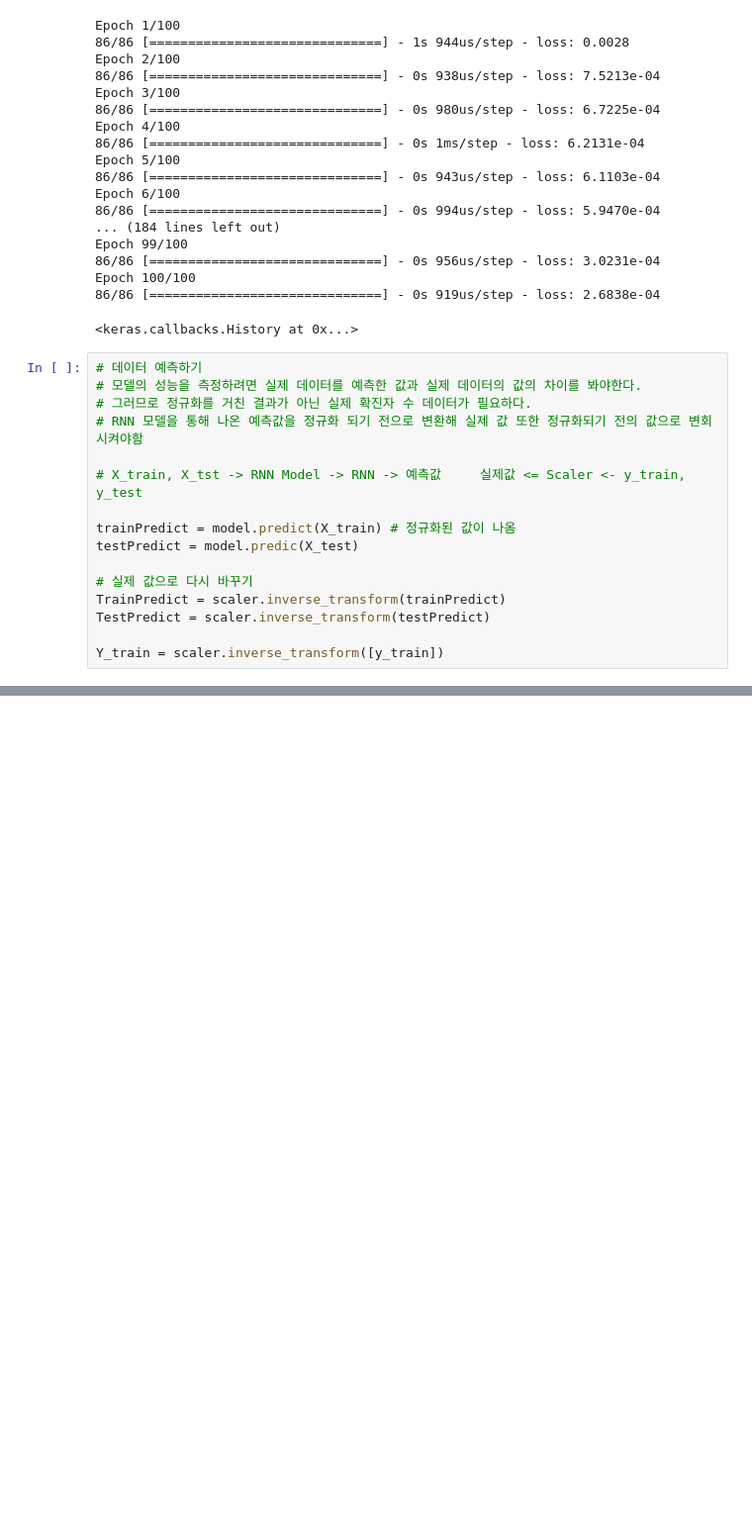
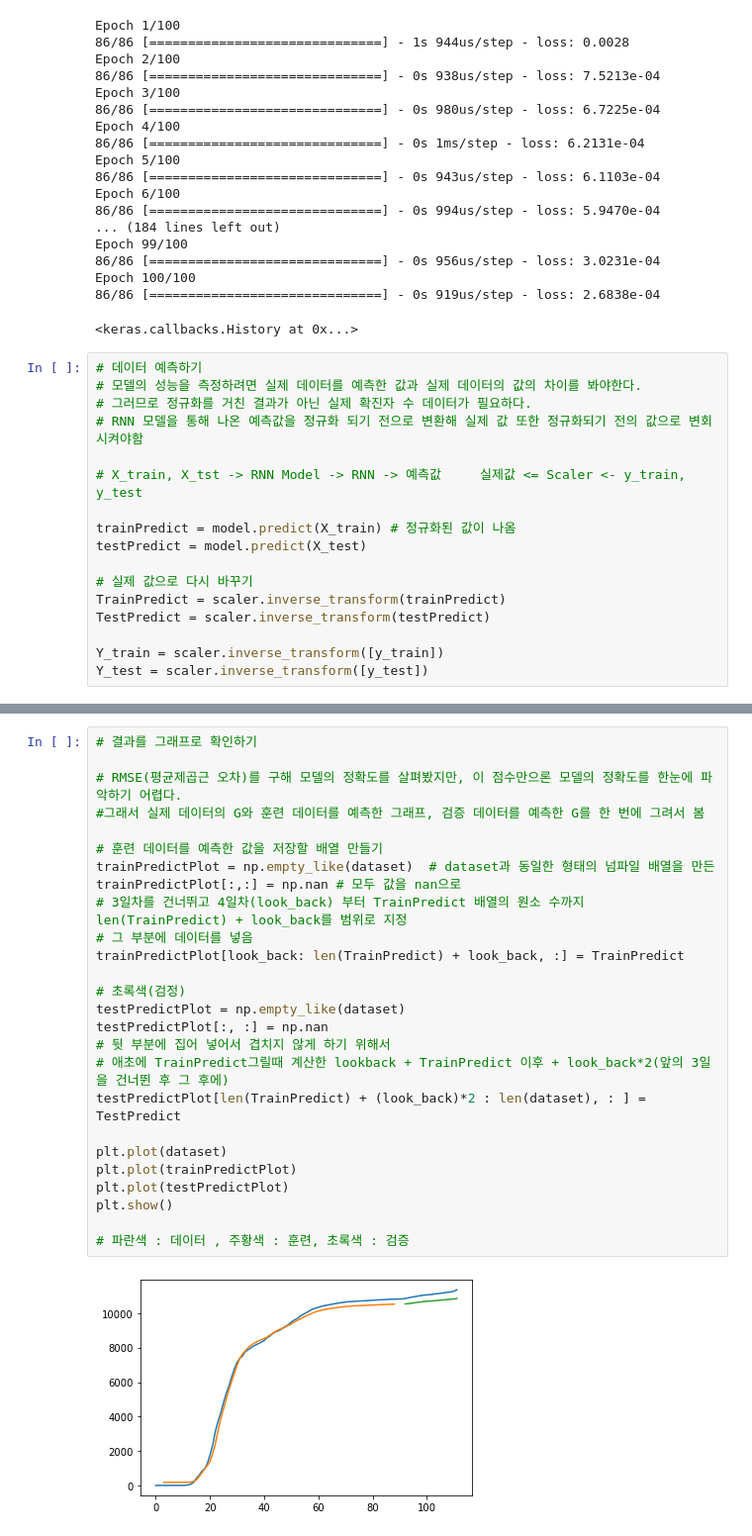
Before and after one commit to HwiYul-G/python_machine_learning_basic, a Jupyter notebook: additional/corona_rnn.ipynb, the cells around one changed output, grey strips where cells are left out. Shown: that part at 99% size. Saved outputs shown, nothing was run; the diff lists cells and outputs as text; blank space fills up the shorter version.

```diff
--- a/additional/corona_rnn.ipynb
+++ b/additional/corona_rnn.ipynb
@@ -180,10 +180,11 @@ Epoch 100/100
 # X_train, X_tst -> RNN Model -> RNN -> 예측값     실제값 <= Scaler <- y_train, y_test
 
 trainPredict = model.predict(X_train) # 정규화된 값이 나옴
-testPredict = model.predic(X_test)
+testPredict = model.predict(X_test)
 
 # 실제 값으로 다시 바꾸기
 TrainPredict = scaler.inverse_transform(trainPredict)
 TestPredict = scaler.inverse_transform(testPredict)
 
 Y_train = scaler.inverse_transform([y_train])
+Y_test = scaler.inverse_transform([y_test])
@@ -189,0 +230,28 @@ Y_train = scaler.inverse_transform([y_train])
+# %%
+# 결과를 그래프로 확인하기
+
+# RMSE(평균제곱근 오차)를 구해 모델의 정확도를 살펴봤지만, 이 점수만으론 모델의 정확도를 한눈에 파악하기 어렵다.
+#그래서 실제 데이터의 G와 훈련 데이터를 예측한 그래프, 검증 데이터를 예측한 G를 한 번에 그려서 봄
+
+# 훈련 데이터를 예측한 값을 저장할 배열 만들기
+trainPredictPlot = np.empty_like(dataset)  # dataset과 동일한 형태의 넘파일 배열을 만든
+trainPredictPlot[:,:] = np.nan # 모두 값을 nan으로
+# 3일차를 건너뛰고 4일차(look_back) 부터 TrainPredict 배열의 원소 수까지 len(TrainPredict) + look_back를 범위로 지정
+# 그 부분에 데이터를 넣음
+trainPredictPlot[look_back: len(TrainPredict) + look_back, :] = TrainPredict
+
+# 초록색(검정)
+testPredictPlot = np.empty_like(dataset)
+testPredictPlot[:, :] = np.nan
+# 뒷 부분에 집어 넣어서 겹치지 않게 하기 위해서
+# 애초에 TrainPredict그릴때 계산한 lookback + TrainPredict 이후 + look_back*2(앞의 3일을 건너뛴 후 그 후에)
+testPredictPlot[len(TrainPredict) + (look_back)*2 : len(dataset), : ] = TestPredict
+
+plt.plot(dataset)
+plt.plot(trainPredictPlot)
+plt.plot(testPredictPlot)
+plt.show()
+
+# 파란색 : 데이터 , 주황색 : 훈련, 초록색 : 검증
+# %% [output]
+[figure, added]
```
Also changed, not shown: parts of 3 cells of this notebook.
